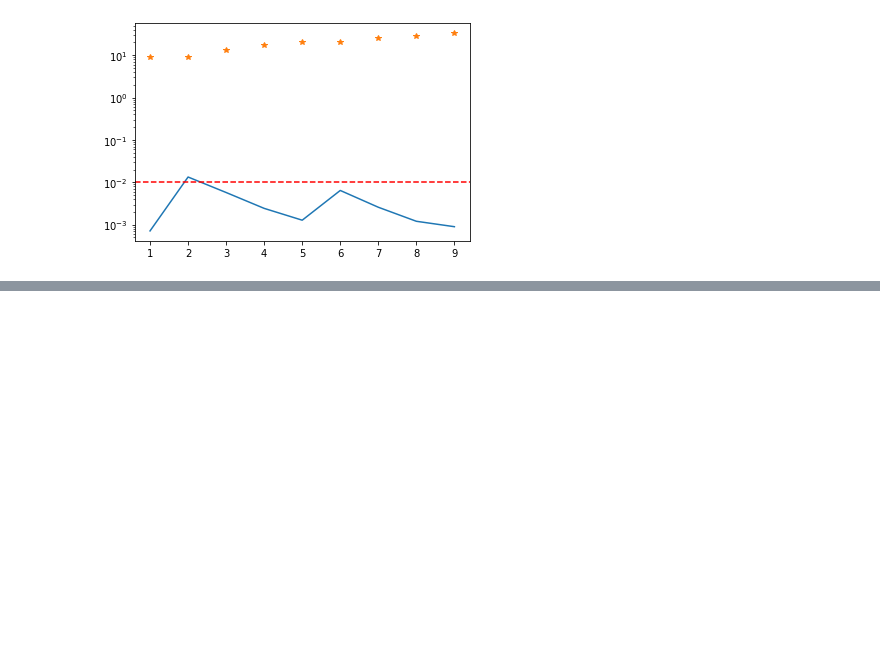
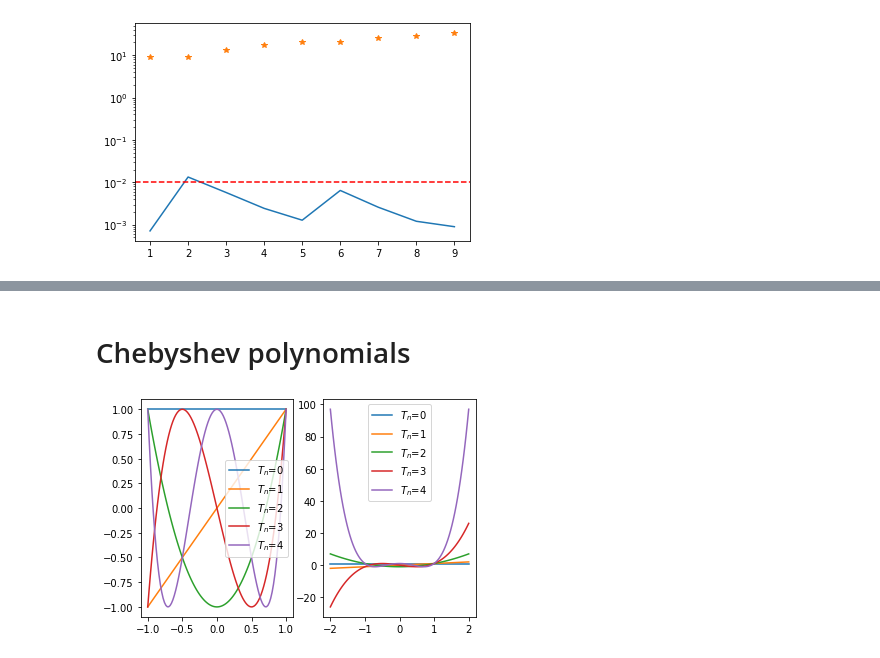
Before and after one commit to idnm/blog, a Jupyter notebook: posts/quantum_singular_value_transformation_intro/index.ipynb, the cells around one changed output, grey strips where cells are left out. Drawn from its saved outputs; the diff is of its cells as text; code cells hidden in the pictures; blank space fills up the shorter version.

```diff
--- a/posts/quantum_singular_value_transformation_intro/index.ipynb
+++ b/posts/quantum_singular_value_transformation_intro/index.ipynb
@@ -396,0 +569,15 @@ plt.yscale('log')
+# %% [markdown]
+# Chebyshev polynomials
+# %%
+plt.subplot(1, 2, 1)
+x = np.linspace(-1, 1, 100)
+for n in range(5):
+    plt.plot(x, plt.np.polynomial.Chebyshev.basis(n)(x), label=f'$T_n$={n}')
+plt.legend();
+plt.subplot(1, 2, 2)
+x = np.linspace(-2, 2, 100)
+for n in range(5):
+    plt.plot(x, plt.np.polynomial.Chebyshev.basis(n)(x), label=f'$T_n$={n}')
+plt.legend();
+# %% [output]
+[figure, added]
```
Also changed, not shown: parts of 16 cells of this notebook, 2 other files.
